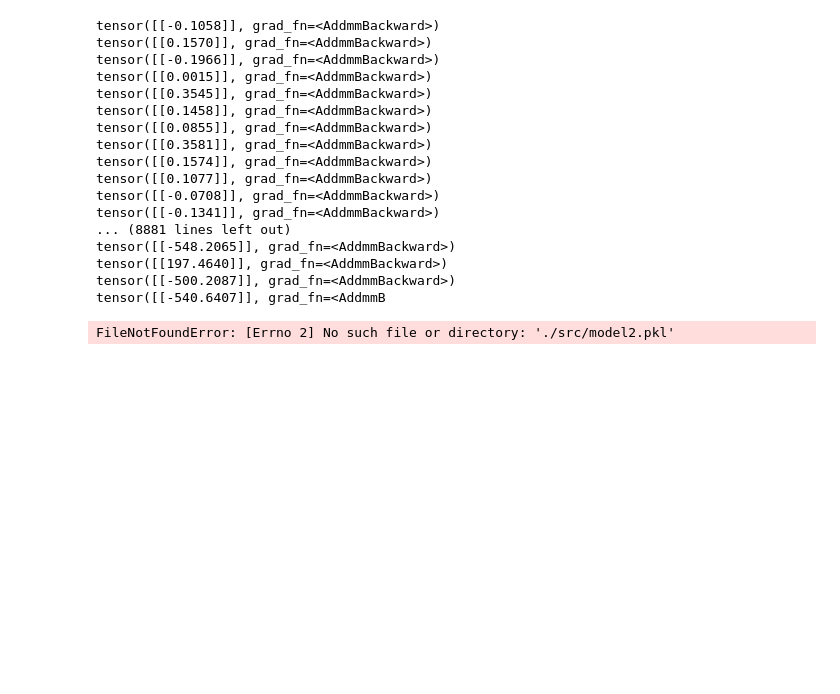
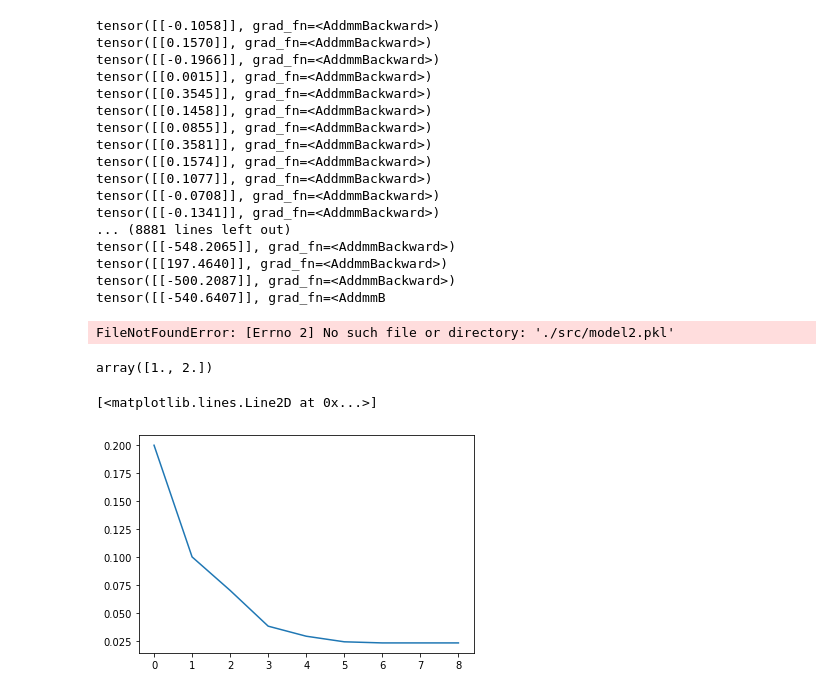
Before and after one commit to meganhfowler/CRISPR-Project, a Jupyter notebook: notebooks/Untitled.ipynb, the cells around one changed output. Drawn from its saved outputs; the diff is of its cells as text; code cells hidden in the pictures; blank space fills up the shorter version.

```diff
--- a/notebooks/Untitled.ipynb
+++ b/notebooks/Untitled.ipynb
@@ -286,0 +293,9 @@ FileNotFoundError: [Errno 2] No such file or directory: './src/model2.pkl'
+# %%
+arr
+# %% [output]
+array([1., 2.])
+# %%
+losses = np.array([0.20, 0.10, 0.07, 0.038, 0.029, 0.024, 0.023, 0.023, 0.023])
+# %%
+EPOCH = 9
+epochs = np.arange(EPOCH)
@@ -286,0 +304,5 @@ FileNotFoundError: [Errno 2] No such file or directory: './src/model2.pkl'
+# %%
+plt.plot(epochs, losses)
+# %% [output]
+[<matplotlib.lines.Line2D at 0x...>]
+[figure, added]
```
Also changed, not shown: parts of 7 cells of this notebook, 26 other files.
